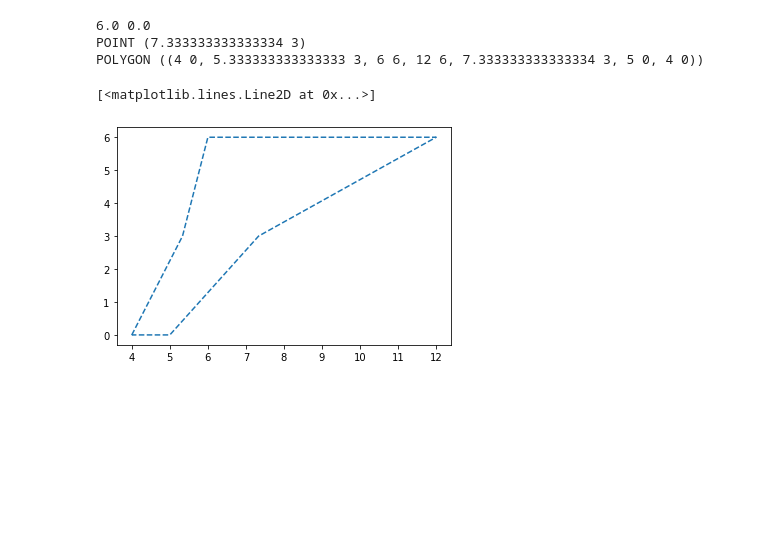
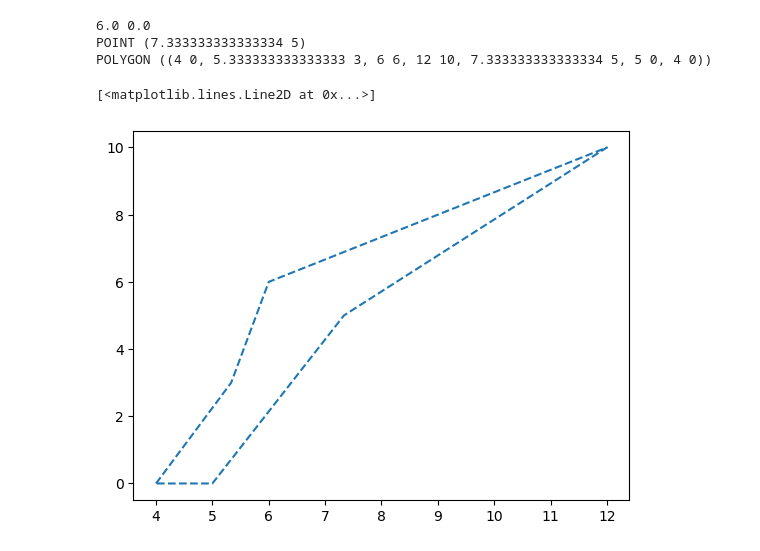
Before and after one commit to adhocmaster/carla-jaywalker-experiments, a Jupyter notebook: notebooks/Crosswalk-area/crosswalk-area.ipynb, the cells around one changed output. Cells and saved outputs as stored; diff of their text form; code cells hidden in the pictures; blank space fills up the shorter version.

```diff
--- a/notebooks/Crosswalk-area/crosswalk-area.ipynb
+++ b/notebooks/Crosswalk-area/crosswalk-area.ipynb
@@ -96,11 +96,11 @@ def genPolyArea(start, goalLine):
     botRight = Point((botRight_x, botRight_y))
     # Top left point
     topLeft_x = goalLine_x1
-    topLeft_y = goalLine_y1
+    topLeft_y = (goalLine_y1 + goalLine_y2) / 2
     topLeft = Point((topLeft_x, topLeft_y))
     # Top right point
     topRight_x = goalLine_x2
-    topRight_y = goalLine_y2
+    topRight_y = (goalLine_y2 + goalLine_y1) / 2
     topRight = Point((topRight_x, topRight_y))
     # Mid left point
     midLeft_x = min(botLeft_x, topLeft_x) + (max(botLeft_x, topLeft_x) - min(botLeft_x, topLeft_x))/1.5
@@ -117,16 +117,17 @@ def genPolyArea(start, goalLine):
     areaPolygon = Polygon([botLeft, midLeft, topLeft, topRight, midRight, botRight])
     return areaPolygon
 # %%
+goalLine = LineString([(6, 6), (12, 10)])
 polygon = genPolyArea(start, goalLine)
 print(polygon)
 x,y = polygon.exterior.xy
 plt.plot(x,y, '--')
 # %% [output]
 6.0 0.0
-POINT (7.333333333333334 3)
-POLYGON ((4 0, 5.333333333333333 3, 6 6, 12 6, 7.333333333333334 3, 5 0, 4 0))
+POINT (7.333333333333334 5)
+POLYGON ((4 0, 5.333333333333333 3, 6 6, 12 10, 7.333333333333334 5, 5 0, 4 0))
 [<matplotlib.lines.Line2D at 0x...>]
-[figure, old version]
+[figure, new version]
 # %%
 # Generate n intermediate points given start and end point.
 def pointsOnLine(start, end, n):
```
Also changed, not shown: 2 other files.
